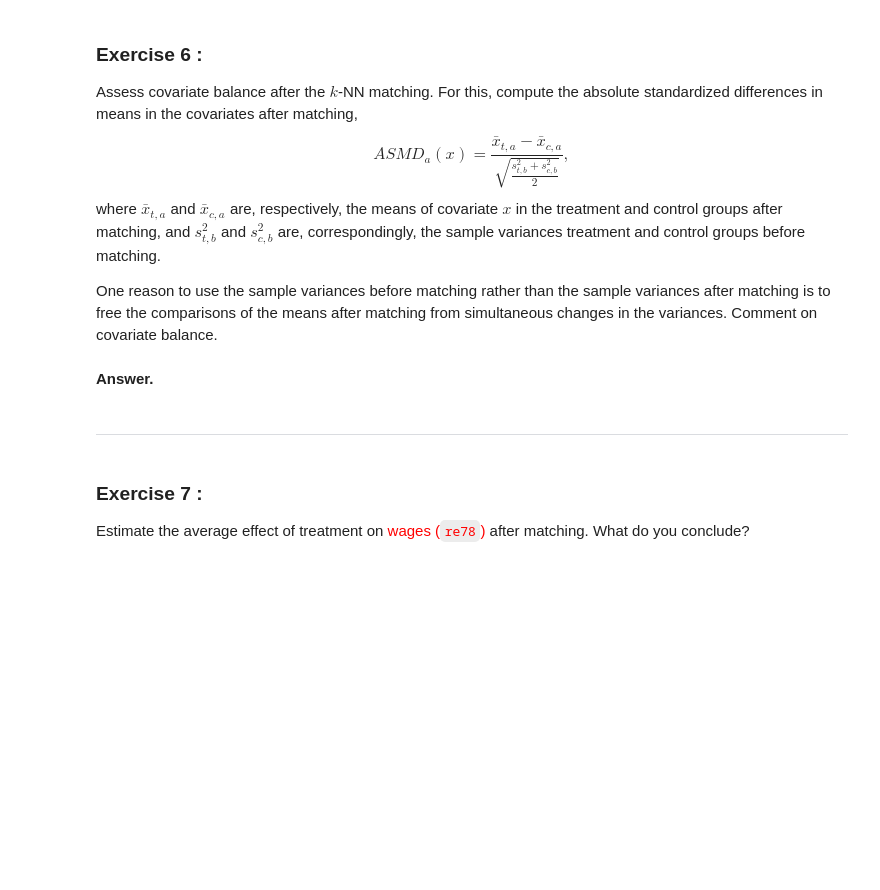
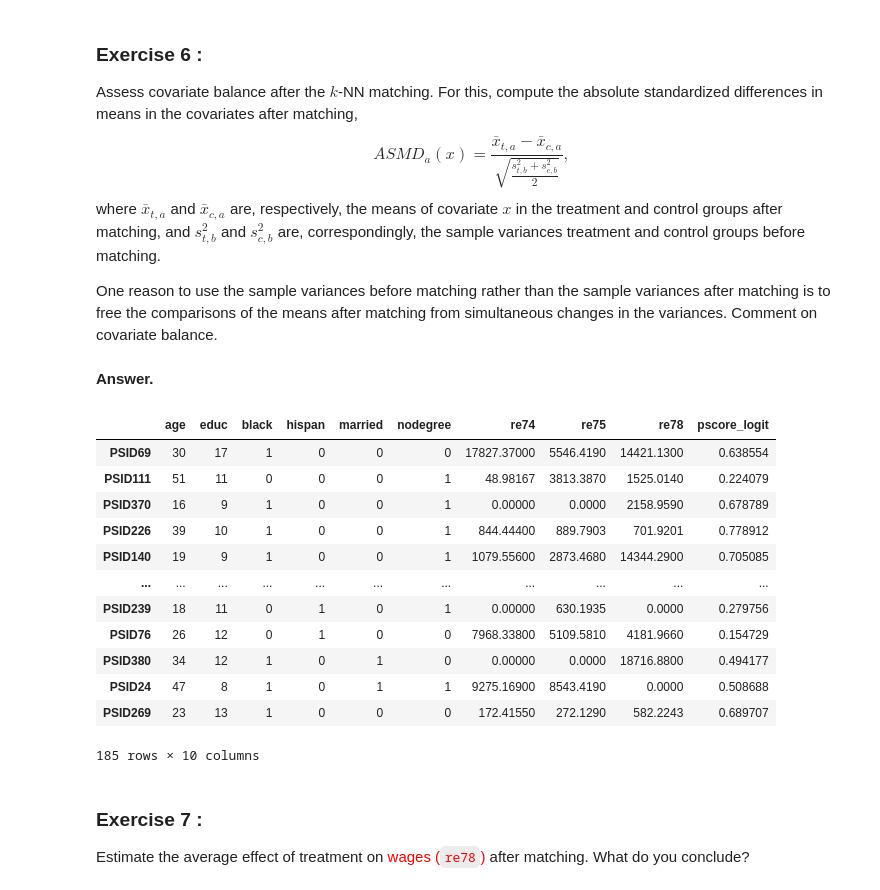
Before and after one commit to Yoker2004/Case-Studies, a Jupyter notebook: Case-2/assignment_2_STUDENT - Copy.ipynb, the cells around one changed output. Saved outputs shown, nothing was run; the diff lists cells and outputs as text; code cells hidden in the pictures; blank space fills up the shorter version.

```diff
--- a/Case-2/assignment_2_STUDENT - Copy.ipynb
+++ b/Case-2/assignment_2_STUDENT - Copy.ipynb
@@ -416,8 +466,28 @@ Assess covariate balance after the $k$-NN matching.  For this, compute the absol
 One reason to use the sample variances before matching rather than the sample variances after matching is to free the comparisons of the means after matching from simultaneous changes in the variances. Comment on covariate balance.
 # %% [markdown]
 **Answer.**
-# %% [markdown]
--------
+# %%
+# treat_propen and control_match for numerator, denom uses sample variances before matching, ie treat_propen and control_propen
+treat_df_2 = treatment_df.copy()
+treat_df_2['prop_score'] = treat_propen['pscore_logit']
+
+control_df_2 = control_df_copy.join(control_match, how = 'right')
+control_df_2.rename(columns = {'pscore_logit': 'pscore'})
+control_df_2
+# %% [output]
+|  | age | educ | black | hispan | married | nodegree | re74 | re75 | re78 | pscore_logit |
+| PSID69 | 30 | 17 | 1 | 0 | 0 | 0 | 17827.37000 | 5546.4190 | 14421.1300 | 0.638554 |
+| PSID111 | 51 | 11 | 0 | 0 | 0 | 1 | 48.98167 | 3813.3870 | 1525.0140 | 0.224079 |
+| PSID370 | 16 | 9 | 1 | 0 | 0 | 1 | 0.00000 | 0.0000 | 2158.9590 | 0.678789 |
+| PSID226 | 39 | 10 | 1 | 0 | 0 | 1 | 844.44400 | 889.7903 | 701.9201 | 0.778912 |
+| PSID140 | 19 | 9 | 1 | 0 | 0 | 1 | 1079.55600 | 2873.4680 | 14344.2900 | 0.705085 |
+| ... | ... | ... | ... | ... | ... | ... | ... | ... | ... | ... |
+| PSID239 | 18 | 11 | 0 | 1 | 0 | 1 | 0.00000 | 630.1935 | 0.0000 | 0.279756 |
+| PSID76 | 26 | 12 | 0 | 1 | 0 | 0 | 7968.33800 | 5109.5810 | 4181.9660 | 0.154729 |
+| PSID380 | 34 | 12 | 1 | 0 | 1 | 0 | 0.00000 | 0.0000 | 18716.8800 | 0.494177 |
+| PSID24 | 47 | 8 | 1 | 0 | 1 | 1 | 9275.16900 | 8543.4190 | 0.0000 | 0.508688 |
+| PSID269 | 23 | 13 | 1 | 0 | 0 | 0 | 172.41550 | 272.1290 | 582.2243 | 0.689707 |
+185 rows × 10 columns
 # %% [markdown]
 <h3>Exercise 7 :</h3>
 <p>Estimate the average effect of treatment on <font color='red'> wages (<code>re78</code>) </font> after matching. What do you conclude?</p>
```
Also changed, not shown: parts of 5 cells of this notebook.
